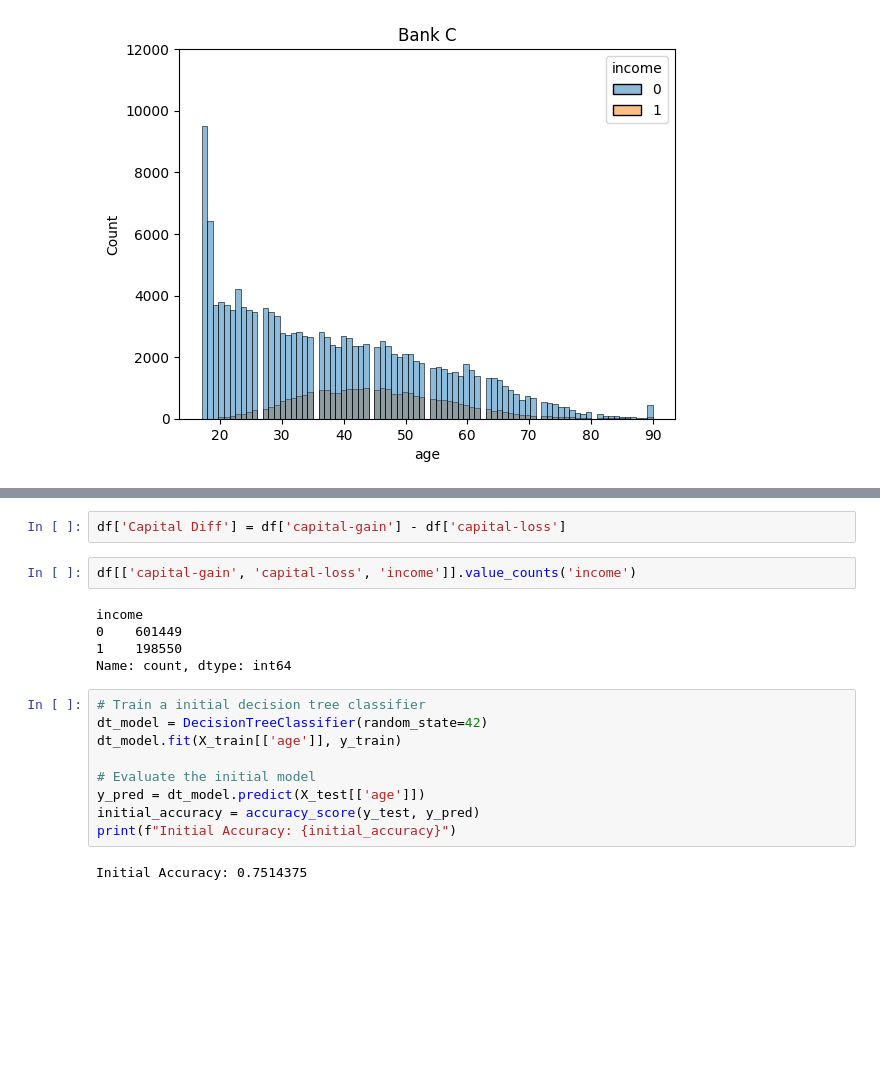
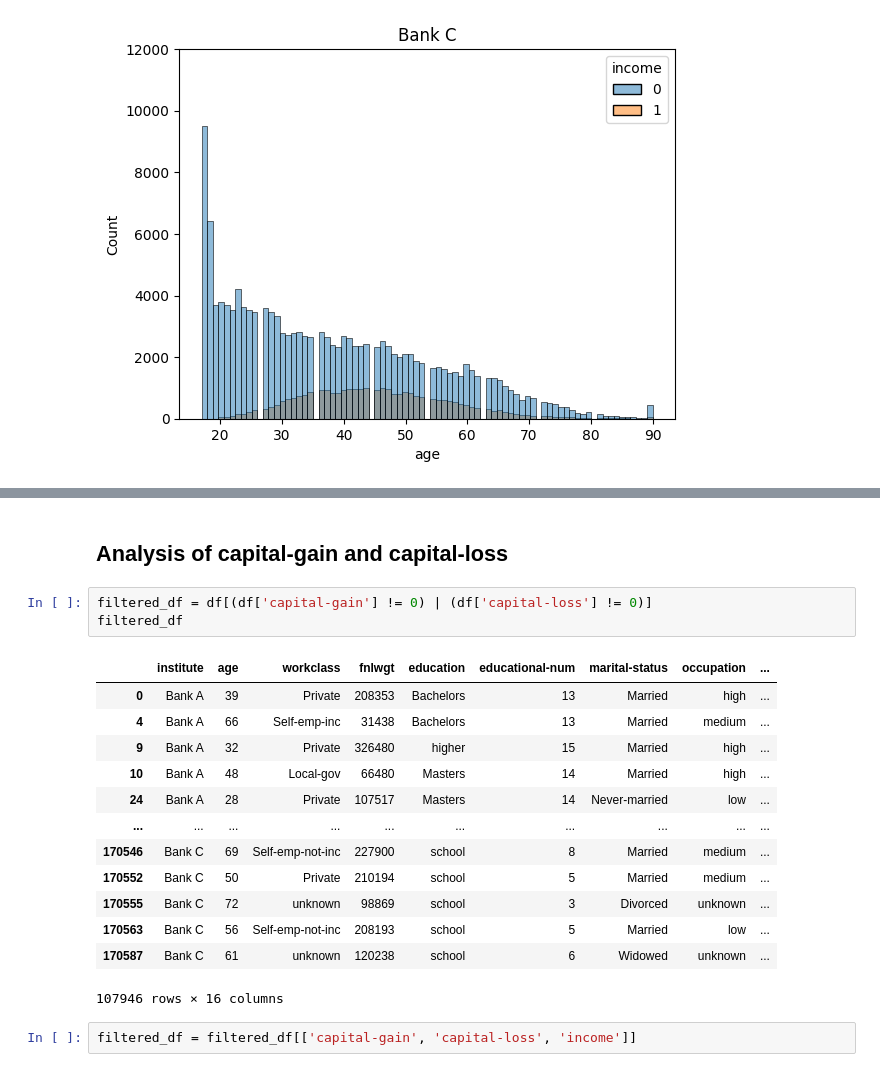
Before and after one commit to mdielacher/FHSTP_FML_assignment2, a Jupyter notebook: notebooks/data_findings.ipynb, the cells around one changed output, grey strips where cells are left out. Saved outputs shown, nothing was run; the diff lists cells and outputs as text; blank space fills up the shorter version.

```diff
--- a/notebooks/data_findings.ipynb
+++ b/notebooks/data_findings.ipynb
@@ -400,20 +439,21 @@ Best Features: [Index(['capital-gain', 'capital-loss', 'educational-num', 'marit
+# %% [markdown]
+## Analysis of capital-gain and capital-loss
 # %%
-df['Capital Diff'] = df['capital-gain'] - df['capital-loss']
+filtered_df = df[(df['capital-gain'] != 0) | (df['capital-loss'] != 0)]
+filtered_df
+# %% [output]
+|  | institute | age | workclass | fnlwgt | education | educational-num | marital-status | occupation | ... |
+| 0 | Bank A | 39 | Private | 208353 | Bachelors | 13 | Married | high | ... |
+| 4 | Bank A | 66 | Self-emp-inc | 31438 | Bachelors | 13 | Married | medium | ... |
+| 9 | Bank A | 32 | Private | 326480 | higher | 15 | Married | high | ... |
+| 10 | Bank A | 48 | Local-gov | 66480 | Masters | 14 | Married | high | ... |
+| 24 | Bank A | 28 | Private | 107517 | Masters | 14 | Never-married | low | ... |
+| ... | ... | ... | ... | ... | ... | ... | ... | ... | ... |
+| 170546 | Bank C | 69 | Self-emp-not-inc | 227900 | school | 8 | Married | medium | ... |
+| 170552 | Bank C | 50 | Private | 210194 | school | 5 | Married | medium | ... |
+| 170555 | Bank C | 72 | unknown | 98869 | school | 3 | Divorced | unknown | ... |
+| 170563 | Bank C | 56 | Self-emp-not-inc | 208193 | school | 5 | Married | low | ... |
+| 170587 | Bank C | 61 | unknown | 120238 | school | 6 | Widowed | unknown | ... |
+107946 rows × 16 columns
 # %%
-df[['capital-gain', 'capital-loss', 'income']].value_counts('income')
+filtered_df = filtered_df[['capital-gain', 'capital-loss', 'income']]
-# %% [output]
-income
-0    601449
-1    198550
-Name: count, dtype: int64
-# %%
-# Train a initial decision tree classifier
-dt_model = DecisionTreeClassifier(random_state=42)
-dt_model.fit(X_train[['age']], y_train)
-
-# Evaluate the initial model
-y_pred = dt_model.predict(X_test[['age']])
-initial_accuracy = accuracy_score(y_test, y_pred)
-print(f"Initial Accuracy: {initial_accuracy}")
-# %% [output]
-Initial Accuracy: 0.7514375
```
Also changed, not shown: parts of 16 cells of this notebook.
